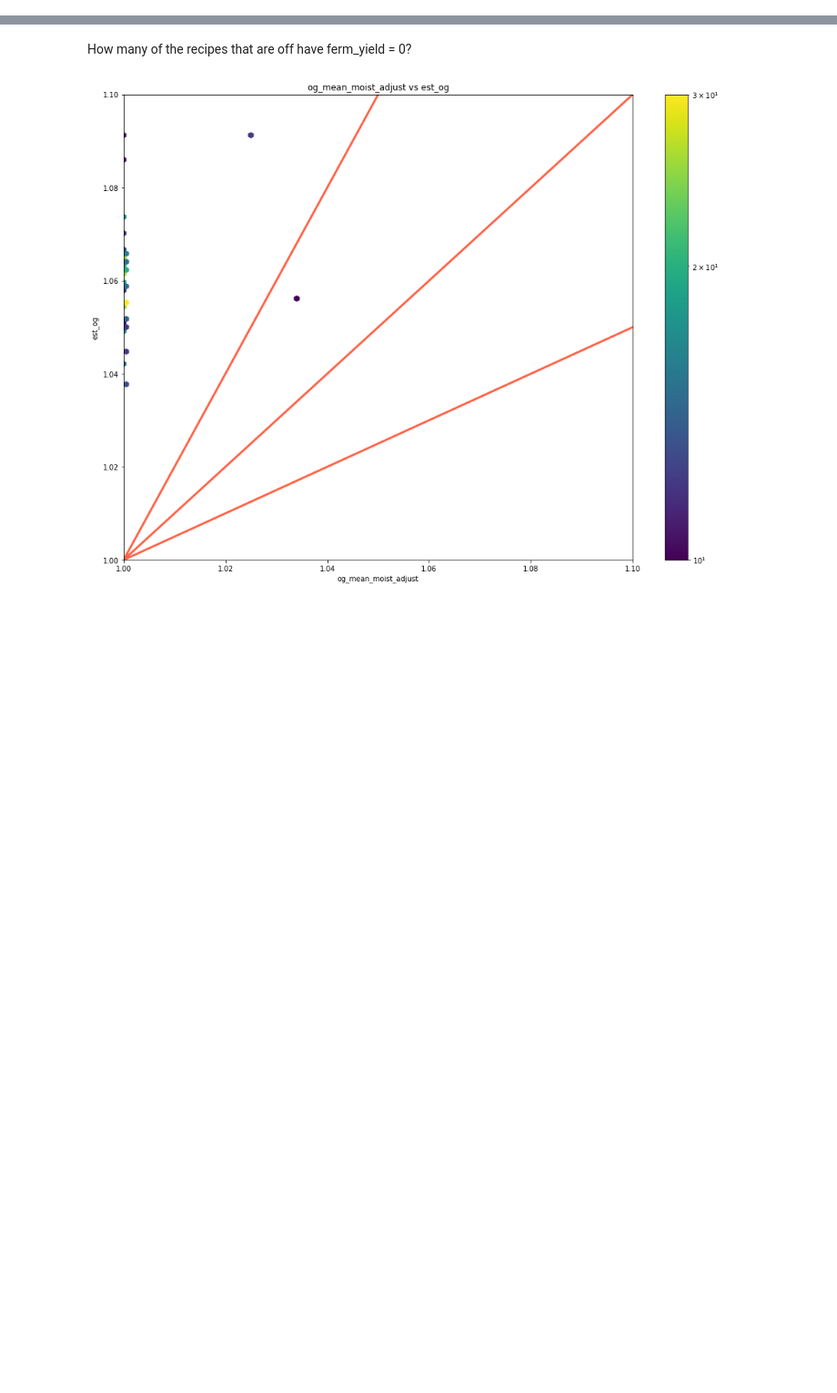
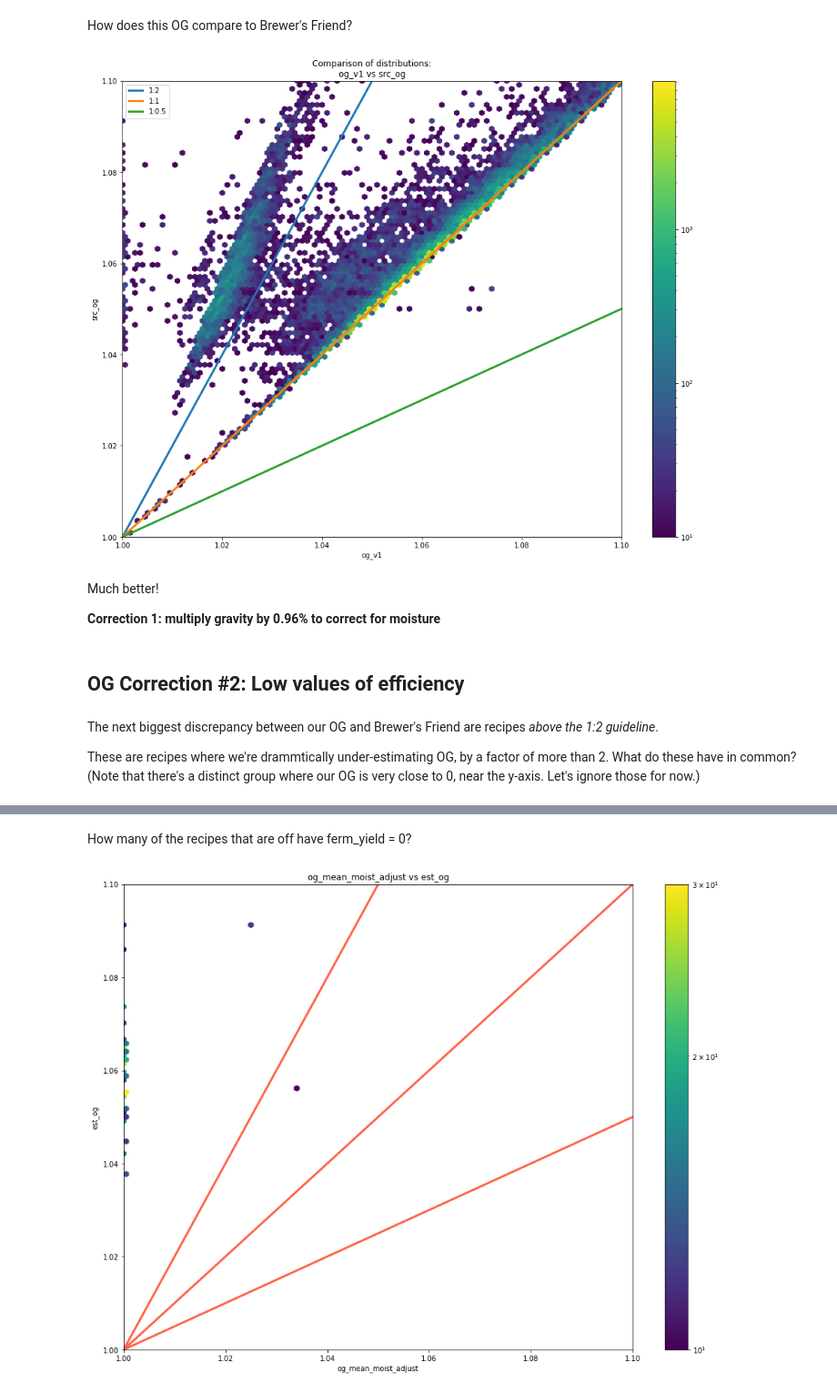
Before and after one commit to rmwoods/beer.ai, a Jupyter notebook: beer.ai/Utils_Troubleshooting.ipynb, the cells around one changed output, grey strips where cells are left out. Shown at 91% size. Saved outputs shown, nothing was run; the diff lists cells and outputs as text; code cells hidden in the pictures; blank space fills up the shorter version.

```diff
--- a/beer.ai/Utils_Troubleshooting.ipynb
+++ b/beer.ai/Utils_Troubleshooting.ipynb
@@ -180,0 +221,16 @@ acceptable_efficiency = [0.5, 1]
+# %% [markdown]
+How does this OG compare to Brewer's Friend?
+# %%
+plot_hexbin_gravity_dist(bf, "og_v1", "src_og")
+# %% [output]
+[figure, added]
+# %% [markdown]
+Much better!
+
+**Correction 1: multiply gravity by 0.96% to correct for moisture**
+# %% [markdown]
+## OG Correction #2: Low values of efficiency
+# %% [markdown]
+The next biggest discrepancy between our OG and Brewer's Friend are recipes *above the 1:2 guideline*.
+
+These are recipes where we're drammtically under-estimating OG, by a factor of more than 2. What do these have in common? (Note that there's a distinct group where our OG is very close to 0, near the y-axis. Let's ignore those for now.)
```
Also changed, not shown: parts of 125 cells of this notebook.
